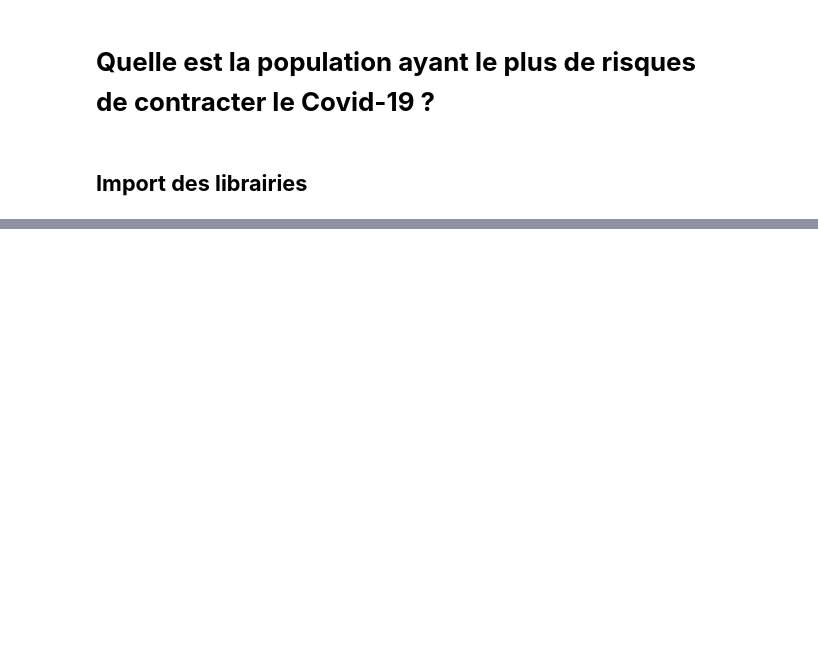
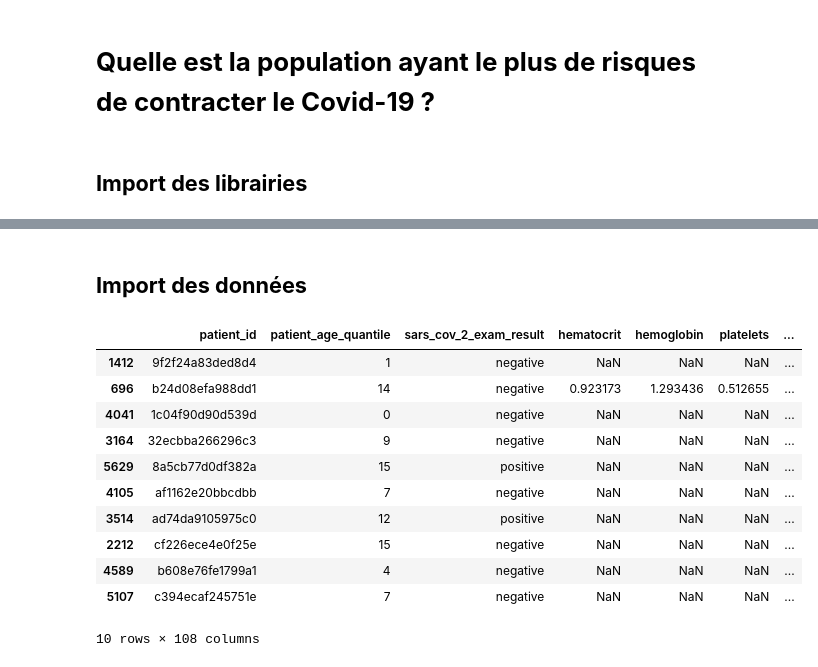
Before and after one commit to Laplo/tp_machine_learning, a Jupyter notebook: TP.ipynb, the cells around one changed output, grey strips where cells are left out. Saved outputs shown, nothing was run; the diff lists cells and outputs as text; code cells hidden in the pictures; blank space fills up the shorter version.

Commit message:
Préparation de données

```diff
--- a/TP.ipynb
+++ b/TP.ipynb
@@ -30,0 +33,19 @@ drive.mount('/content/drive')
+# %% [markdown]
+## **Import des données**
+# %%
+train = pd.read_csv('drive/My Drive/Colab Notebooks/Data/diagnosis-of-covid-19-and-its-clinical-spectrum.csv')
+train.drop(["patient_addmited_to_regular_ward_1_yes_0_no","patient_addmited_to_semi_intensive_unit_1_yes_0_no","patient_addmited_to_intensive_care_unit_1_yes_0_no"],axis=1, inplace=True)
+train.sample(10)
+# %% [output]
+|  | patient_id | patient_age_quantile | sars_cov_2_exam_result | hematocrit | hemoglobin | platelets | ... |
+| 1412 | 9f2f24a83ded8d4 | 1 | negative | NaN | NaN | NaN | ... |
+| 696 | b24d08efa988dd1 | 14 | negative | 0.923173 | 1.293436 | 0.512655 | ... |
+| 4041 | 1c04f90d90d539d | 0 | negative | NaN | NaN | NaN | ... |
+| 3164 | 32ecbba266296c3 | 9 | negative | NaN | NaN | NaN | ... |
+| 5629 | 8a5cb77d0df382a | 15 | positive | NaN | NaN | NaN | ... |
+| 4105 | af1162e20bbcdbb | 7 | negative | NaN | NaN | NaN | ... |
+| 3514 | ad74da9105975c0 | 12 | positive | NaN | NaN | NaN | ... |
+| 2212 | cf226ece4e0f25e | 15 | negative | NaN | NaN | NaN | ... |
+| 4589 | b608e76fe1799a1 | 4 | negative | NaN | NaN | NaN | ... |
+| 5107 | c394ecaf245751e | 7 | negative | NaN | NaN | NaN | ... |
+10 rows × 108 columns
```
Also changed, not shown: parts of 17 cells of this notebook.
